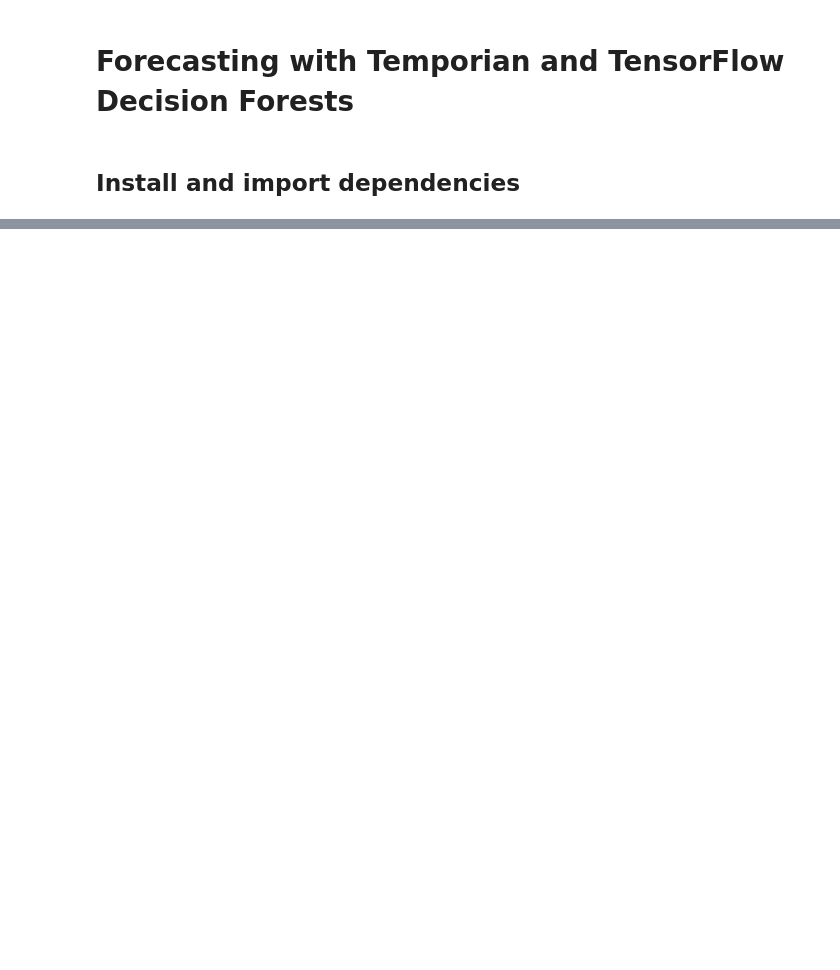
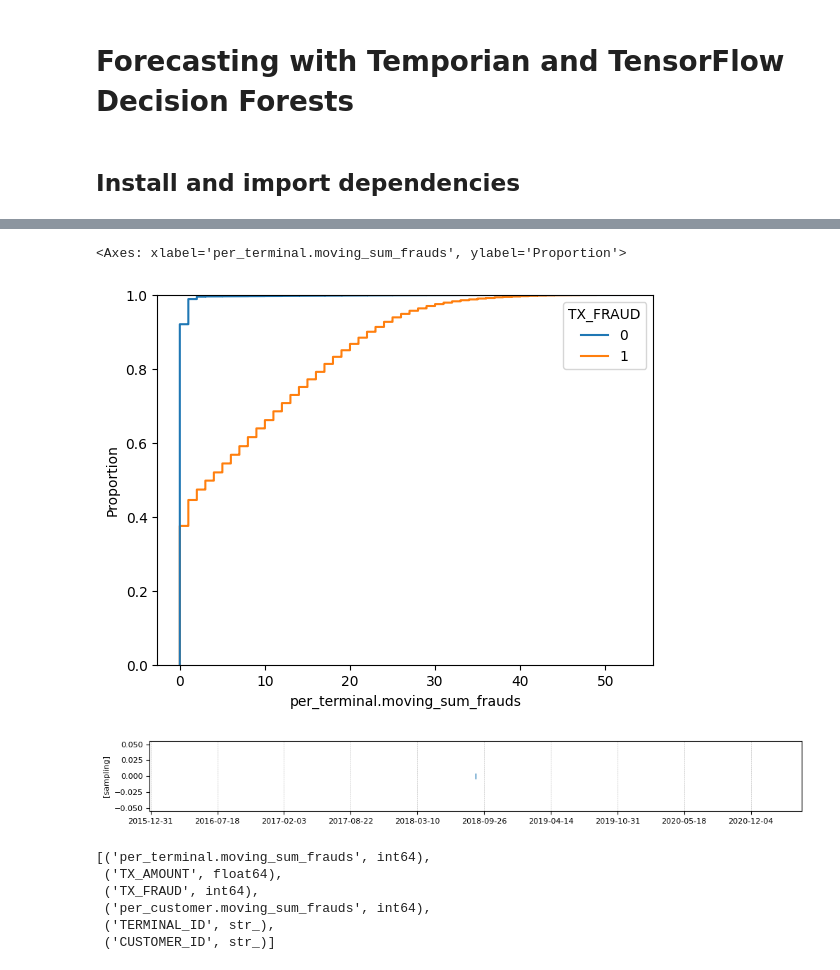
Before and after one commit to google/temporian, a Jupyter notebook: docs/src/tutorials/with_tensorflow_decision_forests.ipynb, the cells around one changed output, grey strips where cells are left out. Drawn from its saved outputs; the diff is of its cells as text; code cells hidden in the pictures; blank space fills up the shorter version.

```diff
--- a/docs/src/tutorials/with_tensorflow_decision_forests.ipynb
+++ b/docs/src/tutorials/with_tensorflow_decision_forests.ipynb
@@ -185,0 +172,10 @@ The number of plots (4959) is larger than "options.max_num_plots=10". Only the f
+# %%
+sns.ecdfplot(data=augmented_dataset_pd, x="per_terminal.moving_sum_frauds", hue="TX_FRAUD")
+# %% [output]
+<Axes: xlabel='per_terminal.moving_sum_frauds', ylabel='Proportion'>
+[figure, added]
+# %%
+train_test_switch_tp = tp.event_set(timestamps=[train_test_split])
+train_test_switch_tp.plot()
+# %% [output]
+[figure, added]
@@ -185,0 +188,9 @@ The number of plots (4959) is larger than "options.max_num_plots=10". Only the f
+# %%
+augmented_dataset_train_tp.schema.features
+# %% [output]
+[('per_terminal.moving_sum_frauds', int64),
+ ('TX_AMOUNT', float64),
+ ('TX_FRAUD', int64),
+ ('per_customer.moving_sum_frauds', int64),
+ ('TERMINAL_ID', str_),
+ ('CUSTOMER_ID', str_)]
```
Also changed, not shown: parts of 25 cells of this notebook, 4 other files.
